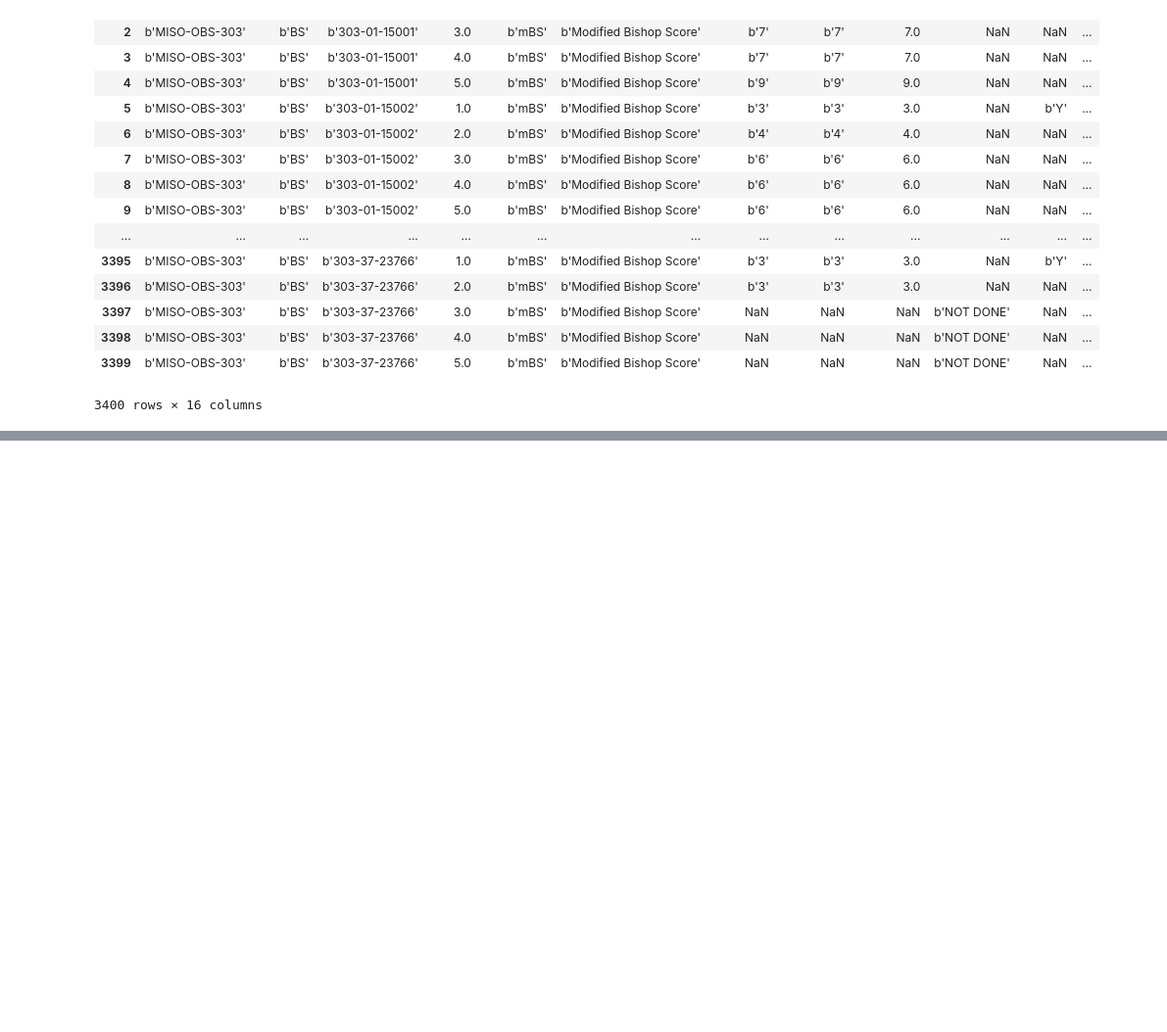
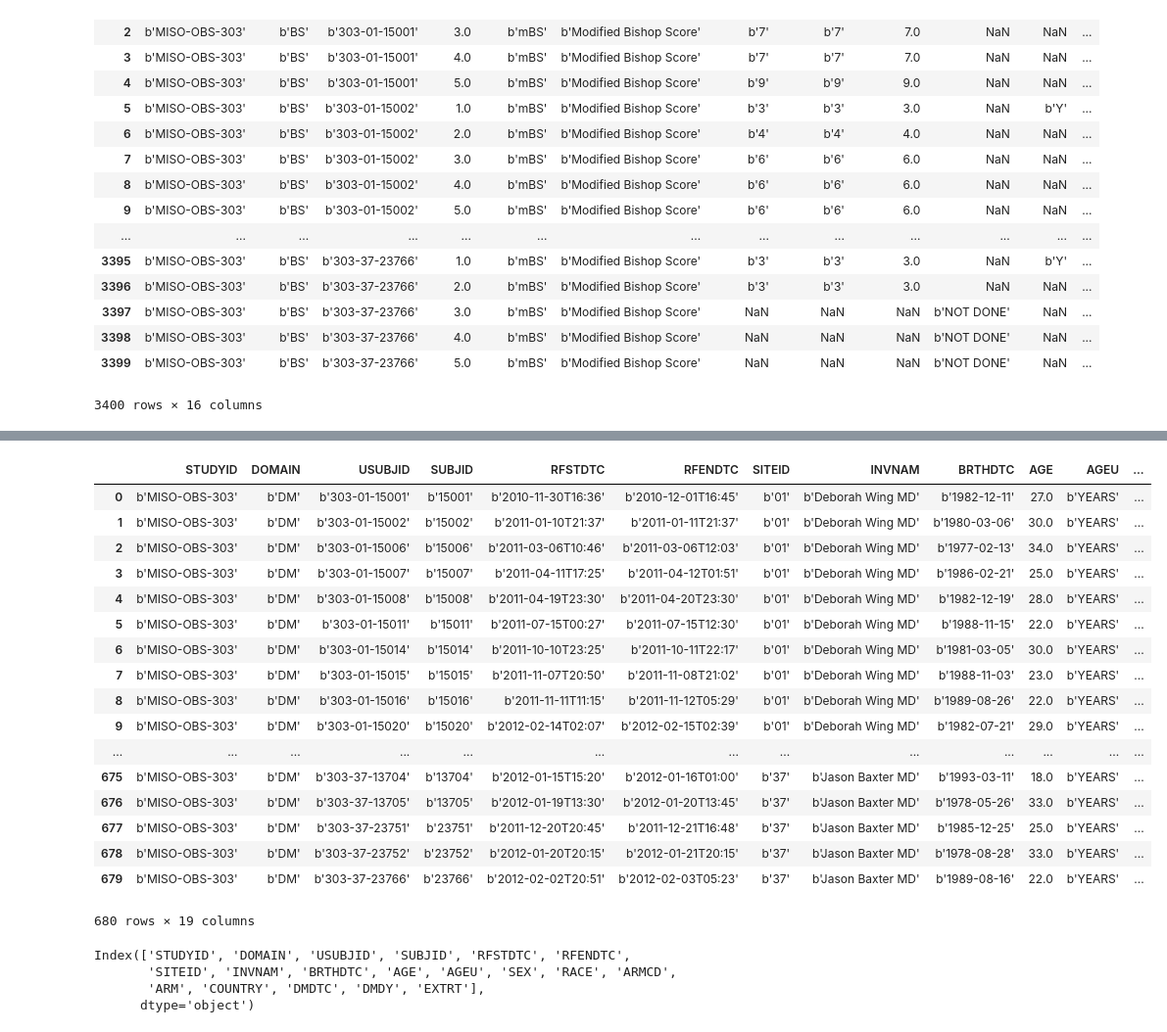
Before and after one commit to jzhao0802/ferring, a Jupyter notebook: 00_raw_data_processing/01_explore_data_with_data_explorer.ipynb, the cells around one changed output, grey strips where cells are left out. Shown at 98% size. Saved outputs shown, nothing was run; the diff lists cells and outputs as text; code cells hidden in the pictures; blank space fills up the shorter version.

```diff
--- a/00_raw_data_processing/01_explore_data_with_data_explorer.ipynb
+++ b/00_raw_data_processing/01_explore_data_with_data_explorer.ipynb
@@ -493,0 +626,28 @@ bs['BSORRES'] == bs['BSSTRESC']
+# %%
+explorer_303.get_data('dm.sas7bdat')
+# %% [output]
+|  | STUDYID | DOMAIN | USUBJID | SUBJID | RFSTDTC | RFENDTC | SITEID | INVNAM | BRTHDTC | AGE | AGEU | ... |
+| 0 | b'MISO-OBS-303' | b'DM' | b'303-01-15001' | b'15001' | b'2010-11-30T16:36' | b'2010-12-01T16:45' | b'01' | b'Deborah Wing MD' | b'1982-12-11' | 27.0 | b'YEARS' | ... |
+| 1 | b'MISO-OBS-303' | b'DM' | b'303-01-15002' | b'15002' | b'2011-01-10T21:37' | b'2011-01-11T21:37' | b'01' | b'Deborah Wing MD' | b'1980-03-06' | 30.0 | b'YEARS' | ... |
+| 2 | b'MISO-OBS-303' | b'DM' | b'303-01-15006' | b'15006' | b'2011-03-06T10:46' | b'2011-03-06T12:03' | b'01' | b'Deborah Wing MD' | b'1977-02-13' | 34.0 | b'YEARS' | ... |
+| 3 | b'MISO-OBS-303' | b'DM' | b'303-01-15007' | b'15007' | b'2011-04-11T17:25' | b'2011-04-12T01:51' | b'01' | b'Deborah Wing MD' | b'1986-02-21' | 25.0 | b'YEARS' | ... |
+| 4 | b'MISO-OBS-303' | b'DM' | b'303-01-15008' | b'15008' | b'2011-04-19T23:30' | b'2011-04-20T23:30' | b'01' | b'Deborah Wing MD' | b'1982-12-19' | 28.0 | b'YEARS' | ... |
+| 5 | b'MISO-OBS-303' | b'DM' | b'303-01-15011' | b'15011' | b'2011-07-15T00:27' | b'2011-07-15T12:30' | b'01' | b'Deborah Wing MD' | b'1988-11-15' | 22.0 | b'YEARS' | ... |
+| 6 | b'MISO-OBS-303' | b'DM' | b'303-01-15014' | b'15014' | b'2011-10-10T23:25' | b'2011-10-11T22:17' | b'01' | b'Deborah Wing MD' | b'1981-03-05' | 30.0 | b'YEARS' | ... |
+| 7 | b'MISO-OBS-303' | b'DM' | b'303-01-15015' | b'15015' | b'2011-11-07T20:50' | b'2011-11-08T21:02' | b'01' | b'Deborah Wing MD' | b'1988-11-03' | 23.0 | b'YEARS' | ... |
+| 8 | b'MISO-OBS-303' | b'DM' | b'303-01-15016' | b'15016' | b'2011-11-11T11:15' | b'2011-11-12T05:29' | b'01' | b'Deborah Wing MD' | b'1989-08-26' | 22.0 | b'YEARS' | ... |
+| 9 | b'MISO-OBS-303' | b'DM' | b'303-01-15020' | b'15020' | b'2012-02-14T02:07' | b'2012-02-15T02:39' | b'01' | b'Deborah Wing MD' | b'1982-07-21' | 29.0 | b'YEARS' | ... |
+| ... | ... | ... | ... | ... | ... | ... | ... | ... | ... | ... | ... | ... |
+| 675 | b'MISO-OBS-303' | b'DM' | b'303-37-13704' | b'13704' | b'2012-01-15T15:20' | b'2012-01-16T01:00' | b'37' | b'Jason Baxter MD' | b'1993-03-11' | 18.0 | b'YEARS' | ... |
+| 676 | b'MISO-OBS-303' | b'DM' | b'303-37-13705' | b'13705' | b'2012-01-19T13:30' | b'2012-01-20T13:45' | b'37' | b'Jason Baxter MD' | b'1978-05-26' | 33.0 | b'YEARS' | ... |
+| 677 | b'MISO-OBS-303' | b'DM' | b'303-37-23751' | b'23751' | b'2011-12-20T20:45' | b'2011-12-21T16:48' | b'37' | b'Jason Baxter MD' | b'1985-12-25' | 25.0 | b'YEARS' | ... |
+| 678 | b'MISO-OBS-303' | b'DM' | b'303-37-23752' | b'23752' | b'2012-01-20T20:15' | b'2012-01-21T20:15' | b'37' | b'Jason Baxter MD' | b'1978-08-28' | 33.0 | b'YEARS' | ... |
+| 679 | b'MISO-OBS-303' | b'DM' | b'303-37-23766' | b'23766' | b'2012-02-02T20:51' | b'2012-02-03T05:23' | b'37' | b'Jason Baxter MD' | b'1989-08-16' | 22.0 | b'YEARS' | ... |
+680 rows × 19 columns
+# %%
+explorer_303.get_data('dm.sas7bdat').keys()
+# %% [output]
+Index(['STUDYID', 'DOMAIN', 'USUBJID', 'SUBJID', 'RFSTDTC', 'RFENDTC',
+       'SITEID', 'INVNAM', 'BRTHDTC', 'AGE', 'AGEU', 'SEX', 'RACE', 'ARMCD',
+       'ARM', 'COUNTRY', 'DMDTC', 'DMDY', 'EXTRT'],
+      dtype='object')
```
Also changed, not shown: parts of 24 cells of this notebook, 12 other files.
